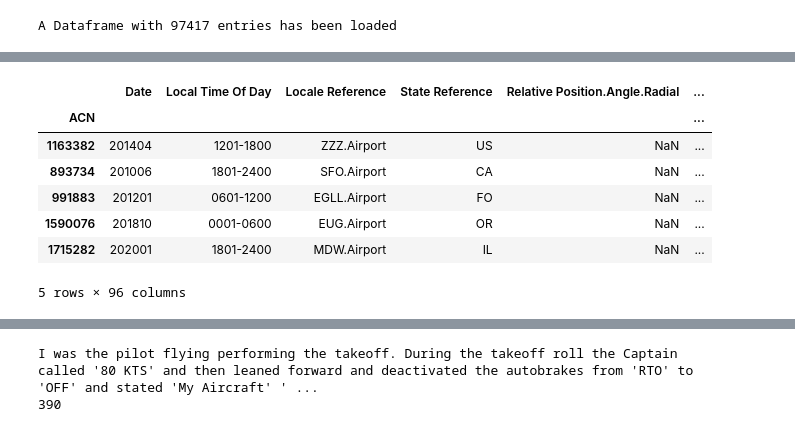
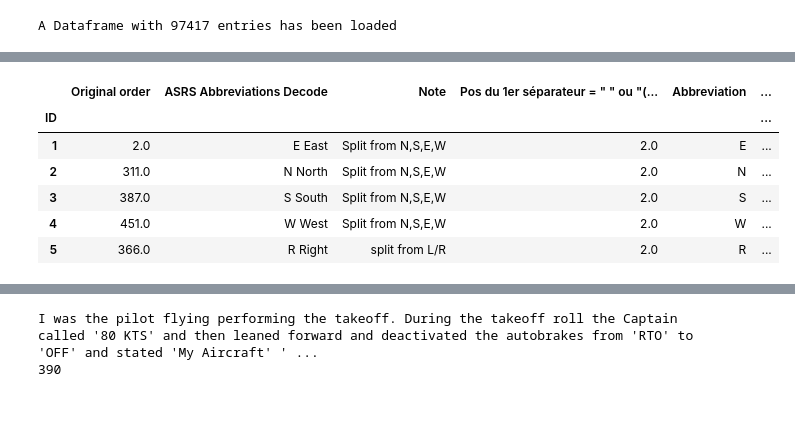
Before and after one commit to Gogonemnem/Safran-Project, a Jupyter notebook: Load data.ipynb, the cells around one changed output, grey strips where cells are left out. Cells and saved outputs as stored; diff of their text form; code cells hidden in the pictures.

```diff
--- a/Load data.ipynb
+++ b/Load data.ipynb
@@ -9,4 +9,6 @@ df = loaded_data[0]
 print("\nA Dataframe with", len(df), "entries has been loaded")
 # %% [output]
 A Dataframe with 97417 entries has been loaded
+# %%
+df_abbrev = pd.read_csv('./data/Qualified abbreviations_20220718.csv', low_memory=False,index_col=0, sep=';')
 # %%
@@ -31,14 +24,13 @@ Index(['Date', 'Local Time Of Day', 'Locale Reference', 'State Reference',
       dtype='object')
 # %%
-df.head()
+df_abbrev.head()
 # %% [output]
-|  | Date | Local Time Of Day | Locale Reference | State Reference | Relative Position.Angle.Radial | ... |
-| ACN |  |  |  |  |  | ... |
-| 1163382 | 201404 | 1201-1800 | ZZZ.Airport | US | NaN | ... |
-| 893734 | 201006 | 1801-2400 | SFO.Airport | CA | NaN | ... |
-| 991883 | 201201 | 0601-1200 | EGLL.Airport | FO | NaN | ... |
-| 1590076 | 201810 | 0001-0600 | EUG.Airport | OR | NaN | ... |
-| 1715282 | 202001 | 1801-2400 | MDW.Airport | IL | NaN | ... |
+|  | Original order | ASRS Abbreviations Decode | Note | Pos du 1er séparateur = " " ou "(... | Abbreviation | ... |
+| ID |  |  |  |  |  | ... |
+| 1 | 2.0 | E East | Split from N,S,E,W | 2.0 | E | ... |
+| 2 | 311.0 | N North | Split from N,S,E,W | 2.0 | N | ... |
+| 3 | 387.0 | S South | Split from N,S,E,W | 2.0 | S | ... |
+| 4 | 451.0 | W West | Split from N,S,E,W | 2.0 | W | ... |
+| 5 | 366.0 | R Right | split from L/R | 2.0 | R | ... |
-5 rows × 96 columns
 # %%
 Narrative =  df['Narrative']
```
Also changed, not shown: parts of 6 cells of this notebook, 1 other file.
